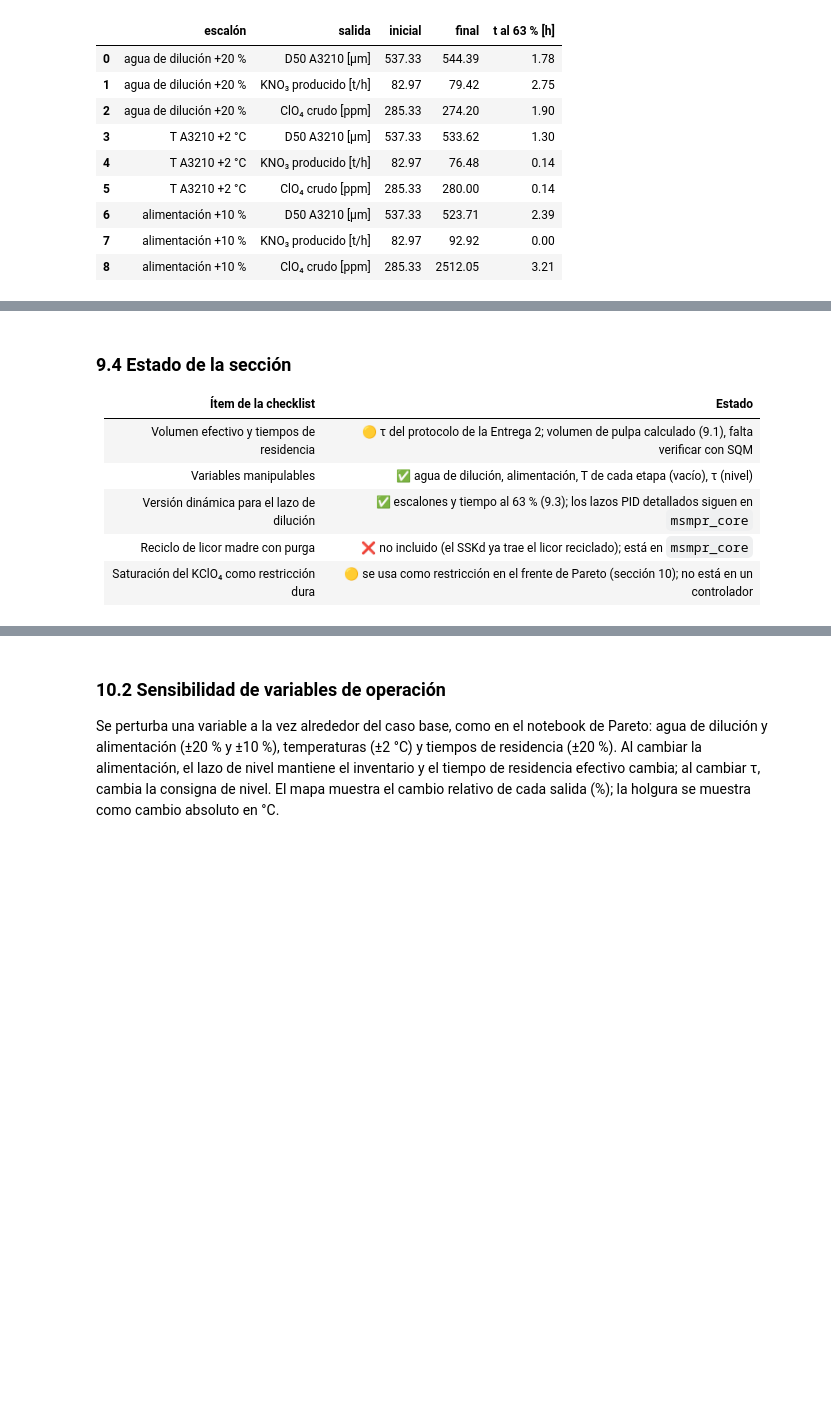
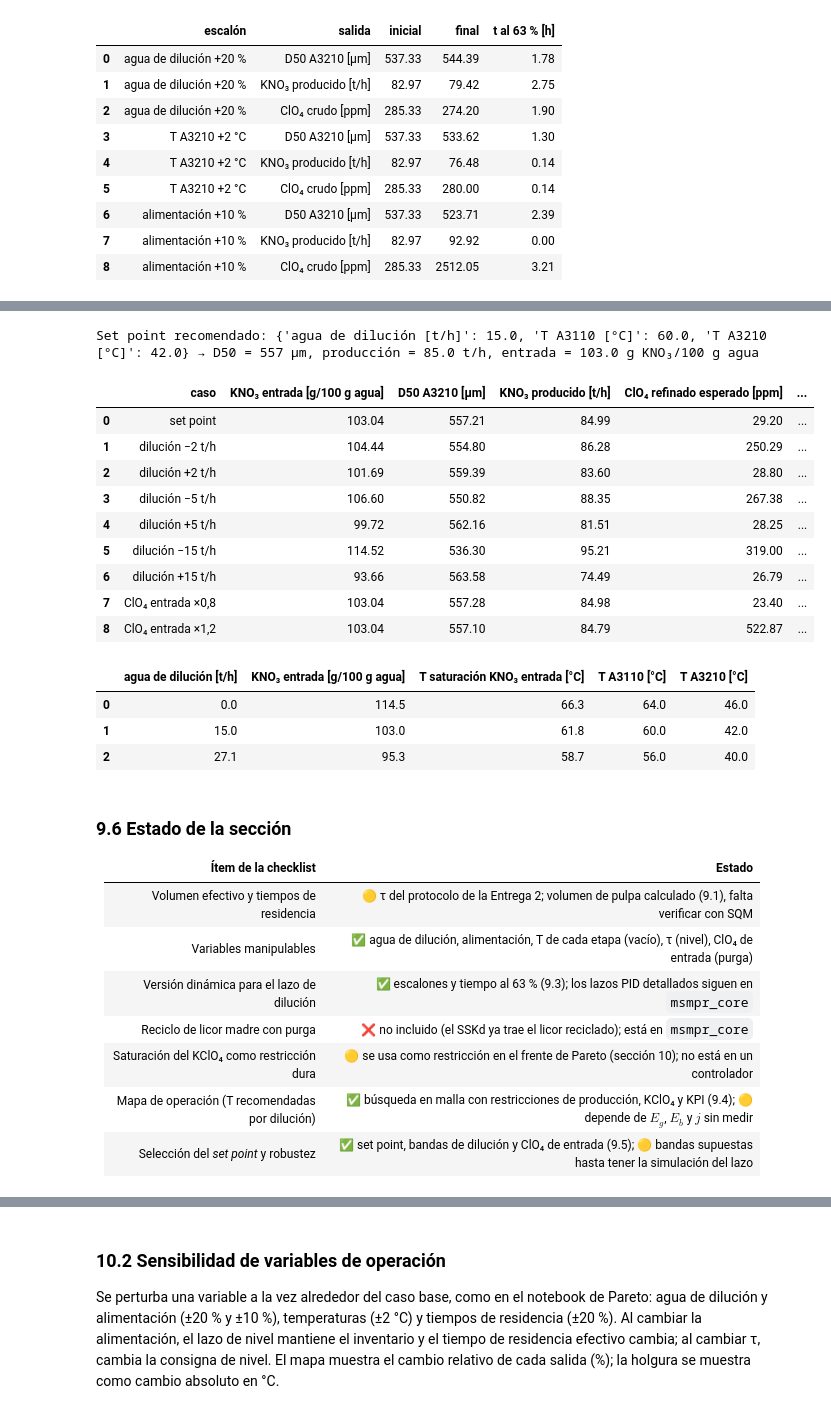
Before and after one commit to antomoyaa/CristalizadorPT-priv, a Jupyter notebook: Cristalizador_SQM.ipynb, the cells around one changed output, grey strips where cells are left out. Saved outputs shown, nothing was run; the diff lists cells and outputs as text; code cells hidden in the pictures; blank space fills up the shorter version.

```diff
--- a/Cristalizador_SQM.ipynb
+++ b/Cristalizador_SQM.ipynb
@@ -1311,13 +1460,63 @@ display(pd.DataFrame(resumen).round(2))
+# %%
+todos, mejores = MAPAS["calibrado (Eg = Eb = 0)"]
+DIL_MIN_LAZO = 5.0     # t/h: margen para que el lazo pueda quitar agua (supuesto, igual a la banda de ±5 t/h)
+sp = mejores[mejores["agua de dilución [t/h]"] >= DIL_MIN_LAZO].sort_values("D50 A3210 [µm]", ascending=False).iloc[0]
+SET_POINT = {"agua de dilución [t/h]": sp["agua de dilución [t/h]"], "T A3110 [°C]": sp["T A3110 [°C]"],
+             "T A3210 [°C]": sp["T A3210 [°C]"]}
+print("Set point recomendado:", SET_POINT, f"→ D50 = {sp['D50 A3210 [µm]']:.0f} µm, "
+      f"producción = {sp['KNO₃ producido [t/h]']:.1f} t/h, entrada = {sp['KNO₃ entrada [g/100 g agua]']:.1f} g KNO₃/100 g agua")
+
+BANDAS = [2.0, 5.0, 15.0]        # t/h de agua de dilución (supuestos: reemplazar por la simulación del lazo)
+prod_min = (1 - 0.005) * evaluar()[0]["KNO₃ producido [t/h]"]
+casos = [("set point", 0.0, 1.0)] + [(f"dilución {s}{b:g} t/h", (1 if s == "+" else -1) * b, 1.0)
+                                     for b in BANDAS for s in ("−", "+")] \
+        + [("ClO₄ entrada ×0,8", 0.0, 0.8), ("ClO₄ entrada ×1,2", 0.0, 1.2)]
+filas = []
+for nombre, dd, fcl in casos:
+    op = copy.deepcopy(OPER); op["F_dil_kg_s"] = max(SET_POINT["agua de dilución [t/h]"] + dd, 0.0) / 3.6
+    op["T_C"] = {1: SET_POINT["T A3110 [°C]"], 2: SET_POINT["T A3210 [°C]"]}; op["f_ClO4_entrada"] = fcl
+    res, y = evaluar(op); a1, _ = resultados_tren(y, op)
+    filas.append({"caso": nombre, **concentracion_entrada(op), **res, "A3110 cristaliza": a1["diag"]["sigma"] >= 0,
+                  "cumple producción": res["KNO₃ producido [t/h]"] >= prod_min,
+                  "sin KClO₄": res["KClO₄ coprecipitado [ppm]"] <= 1.0,
+                  "cumple KPI": res["ClO₄ refinado esperado [ppm]"] <= HIST["KPI_refinado_ppm"]})
+robustez = pd.DataFrame(filas)
+display(robustez[["caso", "KNO₃ entrada [g/100 g agua]", "D50 A3210 [µm]", "KNO₃ producido [t/h]",
+                  "ClO₄ refinado esperado [ppm]", "holgura KClO₄ A3210 [°C]",
+                  "A3110 cristaliza", "cumple producción", "sin KClO₄", "cumple KPI"]].round(2))
+
+# Tabla para el operador: concentración medida → temperaturas a fijar
+tabla_operador = mejores[["agua de dilución [t/h]", "KNO₃ entrada [g/100 g agua]", "T saturación KNO₃ entrada [°C]",
+                          "T A3110 [°C]", "T A3210 [°C]"]].round(1)
+display(tabla_operador)
+# %% [output]
+Set point recomendado: {'agua de dilución [t/h]': 15.0, 'T A3110 [°C]': 60.0, 'T A3210 [°C]': 42.0} → D50 = 557 µm, producción = 85.0 t/h, entrada = 103.0 g KNO₃/100 g agua
+|  | caso | KNO₃ entrada [g/100 g agua] | D50 A3210 [µm] | KNO₃ producido [t/h] | ClO₄ refinado esperado [ppm] | ... |
+| 0 | set point | 103.04 | 557.21 | 84.99 | 29.20 | ... |
+| 1 | dilución −2 t/h | 104.44 | 554.80 | 86.28 | 250.29 | ... |
+| 2 | dilución +2 t/h | 101.69 | 559.39 | 83.60 | 28.80 | ... |
+| 3 | dilución −5 t/h | 106.60 | 550.82 | 88.35 | 267.38 | ... |
+| 4 | dilución +5 t/h | 99.72 | 562.16 | 81.51 | 28.25 | ... |
+| 5 | dilución −15 t/h | 114.52 | 536.30 | 95.21 | 319.00 | ... |
+| 6 | dilución +15 t/h | 93.66 | 563.58 | 74.49 | 26.79 | ... |
+| 7 | ClO₄ entrada ×0,8 | 103.04 | 557.28 | 84.98 | 23.40 | ... |
+| 8 | ClO₄ entrada ×1,2 | 103.04 | 557.10 | 84.79 | 522.87 | ... |
+|  | agua de dilución [t/h] | KNO₃ entrada [g/100 g agua] | T saturación KNO₃ entrada [°C] | T A3110 [°C] | T A3210 [°C] |
+| 0 | 0.0 | 114.5 | 66.3 | 64.0 | 46.0 |
+| 1 | 15.0 | 103.0 | 61.8 | 60.0 | 42.0 |
+| 2 | 27.1 | 95.3 | 58.7 | 56.0 | 40.0 |
 # %% [markdown]
-### 9.4 Estado de la sección
+### 9.6 Estado de la sección
 
 | Ítem de la checklist | Estado |
 |---|---|
 | Volumen efectivo y tiempos de residencia | 🟡 τ del protocolo de la Entrega 2; volumen de pulpa calculado (9.1), falta verificar con SQM |
-| Variables manipulables | ✅ agua de dilución, alimentación, T de cada etapa (vacío), τ (nivel) |
+| Variables manipulables | ✅ agua de dilución, alimentación, T de cada etapa (vacío), τ (nivel), ClO₄ de entrada (purga) |
 | Versión dinámica para el lazo de dilución | ✅ escalones y tiempo al 63 % (9.3); los lazos PID detallados siguen en `msmpr_core` |
 | Reciclo de licor madre con purga | ❌ no incluido (el SSKd ya trae el licor reciclado); está en `msmpr_core` |
 | Saturación del KClO₄ como restricción dura | 🟡 se usa como restricción en el frente de Pareto (sección 10); no está en un controlador |
+| Mapa de operación (T recomendadas por dilución) | ✅ búsqueda en malla con restricciones de producción, KClO₄ y KPI (9.4); 🟡 depende de $E_g$, $E_b$ y $j$ sin medir |
+| Selección del *set point* y robustez | ✅ set point, bandas de dilución y ClO₄ de entrada (9.5); 🟡 bandas supuestas hasta tener la simulación del lazo |
 # %% [markdown]
 ## 10. Calibración y verificación
 
```
Also changed, not shown: parts of 18 cells of this notebook, 10 other files.
